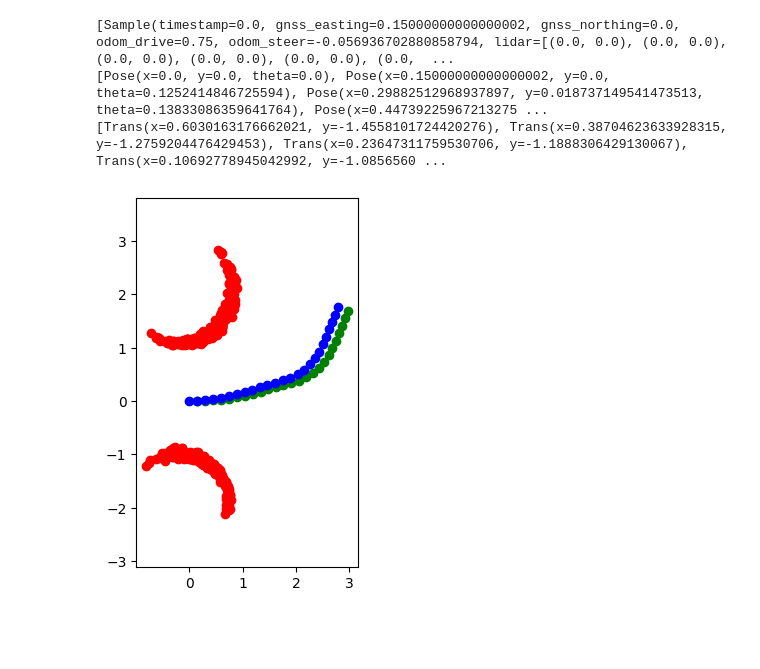
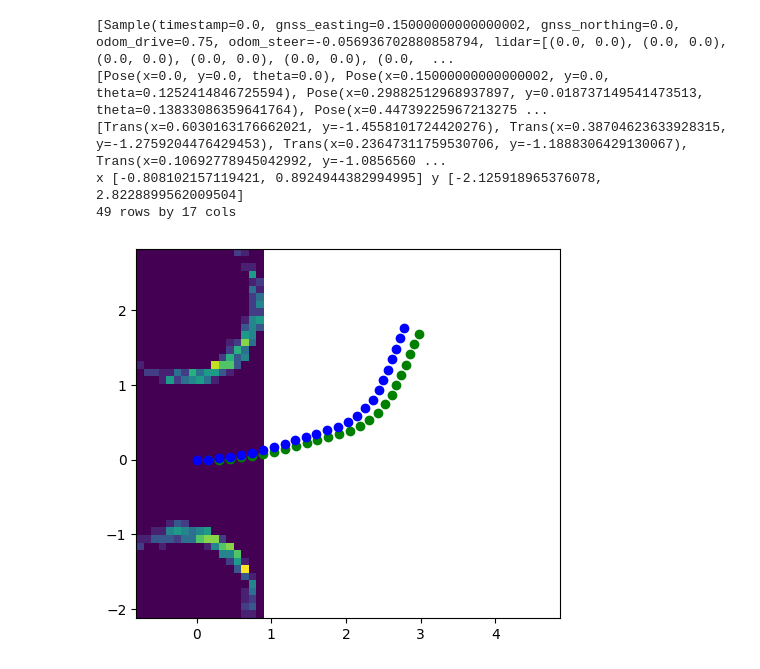
Before and after one commit to Lewis-Seiden/COSMOS-011-05-LAMBO, a Jupyter notebook: mapping.ipynb, the cells around one changed output. Drawn from its saved outputs; the diff is of its cells as text; code cells hidden in the pictures; blank space fills up the shorter version.

Commit message:
added occupancy map, no reweighting

```diff
--- a/mapping.ipynb
+++ b/mapping.ipynb
@@ -55,25 +55,60 @@ def parse_lidar(path, log):
         )
     )
   return detections
+# %%
+GRID_RESOLUTION = 0.1
+def generate_occupancy_grid(detections):
+    min_x = min(map(lambda d: d[0], detections))
+    min_y = min(map(lambda d: d[1], detections))
+    max_x = max(map(lambda d: d[0], detections))
+    max_y = max(map(lambda d: d[1], detections))
+    print(f"x [{min_x}, {max_x}] y [{min_y}, {max_y}]")
+    num_cols, num_rows = (int((max_x - min_x) / GRID_RESOLUTION), int((max_y - min_y) / GRID_RESOLUTION))
+    print(f"{num_rows} rows by {num_cols} cols")
+
+    # Initialize the grid with zeros
+    grid = [[0 for _ in range(num_cols)] for _ in range(num_rows)]
+
+    # Count poses in the grid
+    for pose in detections:
+        x, y = pose
+        # Convert pose to grid cell index based on resolution
+        row = int(((y - min_y) / (max_y - min_y)) * num_rows)
+        col = int(((x - min_x) / (max_x - min_x)) * num_cols)
+
+        if 0 <= row < num_rows and 0 <= col < num_cols:
+            grid[row][col] += 1
+        # else:
+            # print(f"Pose {pose} is out of grid bounds.")
+
+    return (grid, (min_x, max_x, min_y, max_y))
 # %%
 import matplotlib.pyplot as plt
 test_log = read_log(open('./test_log.log', 'r'))
 print(test_log)
 odometry = parse_odometry(test_log)
 print(odometry)
 detections = parse_lidar(odometry, test_log)
 print(detections)
 
 # show odo
 fig, ax1 = plt.subplots()
-ax1.set_ymargin(0.2)
+# ax1.set_ymargin(1.0)
+# ax1.set_xmargin(1.0)
+omap = generate_occupancy_grid(detections)
+# for r in omap[0]:
+#   print(str(r) + "\n")
+ax1.imshow(omap[0], extent=omap[1], origin='lower')
 ax1.scatter(list(map(lambda samp: samp.gnss_easting, test_log)), list(map(lambda samp: samp.gnss_northing, test_log)), color='green')
-ax1.scatter(list(map(lambda trans: trans.x, detections)), list(map(lambda trans: trans.y, detections)), color='red')
+# ax1.scatter(list(map(lambda trans: trans.x, detections)), list(map(lambda trans: trans.y, detections)), color='red')
 ax1.scatter(list(map(lambda pose: pose.x, odometry)), list(map(lambda pose: pose.y, odometry)), color='blue')
+ax1.margins(0.5)
 ax1.set_aspect('equal')
 plt.show()
 # %% [output]
 [Sample(timestamp=0.0, gnss_easting=0.15000000000000002, gnss_northing=0.0, odom_drive=0.75, odom_steer=-0.056936702880858794, lidar=[(0.0, 0.0), (0.0, 0.0), (0.0, 0.0), (0.0, 0.0), (0.0, 0.0), (0.0,  ...
 [Pose(x=0.0, y=0.0, theta=0.0), Pose(x=0.15000000000000002, y=0.0, theta=0.1252414846725594), Pose(x=0.29882512968937897, y=0.018737149541473513, theta=0.13833086359641764), Pose(x=0.44739225967213275 ...
 [Trans(x=0.6030163176662021, y=-1.4558101724420276), Trans(x=0.38704623633928315, y=-1.2759204476429453), Trans(x=0.23647311759530706, y=-1.1888306429130067), Trans(x=0.10692778945042992, y=-1.0856560 ...
+x [-0.808102157119421, 0.8924944382994995] y [-2.125918965376078, 2.8228899562009504]
+49 rows by 17 cols
-[figure, old version]
+[figure, new version]
```
